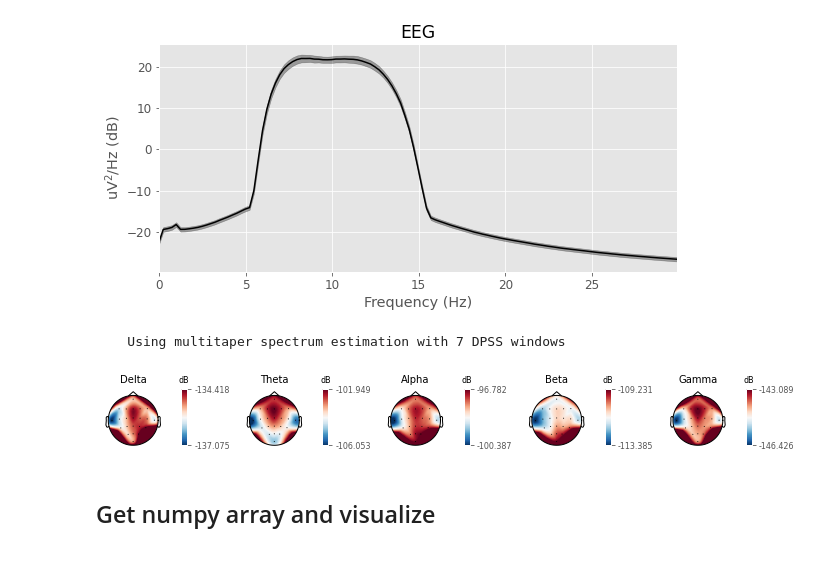
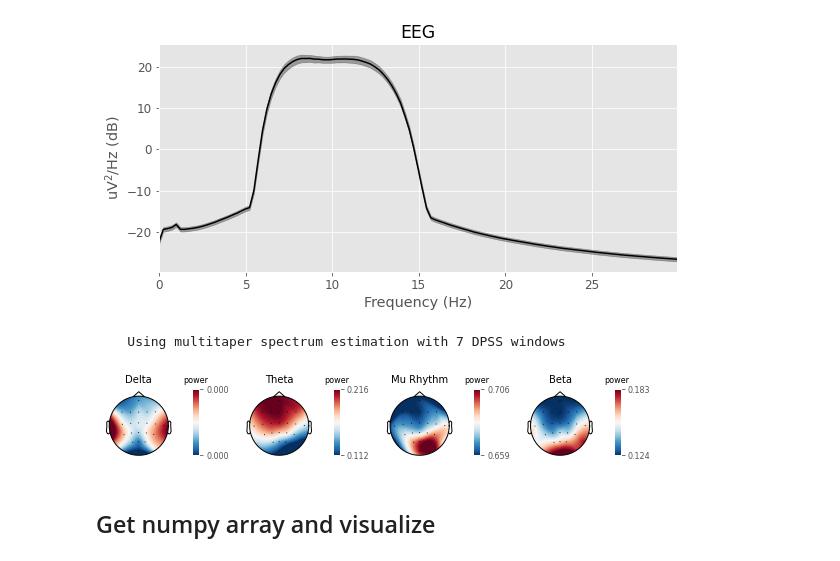
Before and after one commit to berdakh/eeg-pytorch, a Jupyter notebook: visualization.ipynb, the cells around one changed output. Cells and saved outputs as stored; diff of their text form; code cells hidden in the pictures.

```diff
--- a/visualization.ipynb
+++ b/visualization.ipynb
@@ -99,11 +99,13 @@ s1['right_hand'].plot_psd(fmin=0, fmax=30);
 # %% [output]
     Using multitaper spectrum estimation with 7 DPSS windows
 [figure]
+# %%
+bands = [(0, 4, 'Delta'), (4, 8, 'Theta'), (8, 12, 'Mu Rhythm'), (12, 30, 'Beta')]
 # %%
-s1['right_hand'].plot_psd_topomap();
+s1['right_hand'].plot_psd_topomap(bands = bands, normalize = True);
 # %% [output]
     Using multitaper spectrum estimation with 7 DPSS windows
-[figure, old version]
+[figure, new version]
 # %% [markdown]
 ## Get numpy array and visualize
 # %%
```
Also changed, not shown: parts of 1 cell of this notebook.
